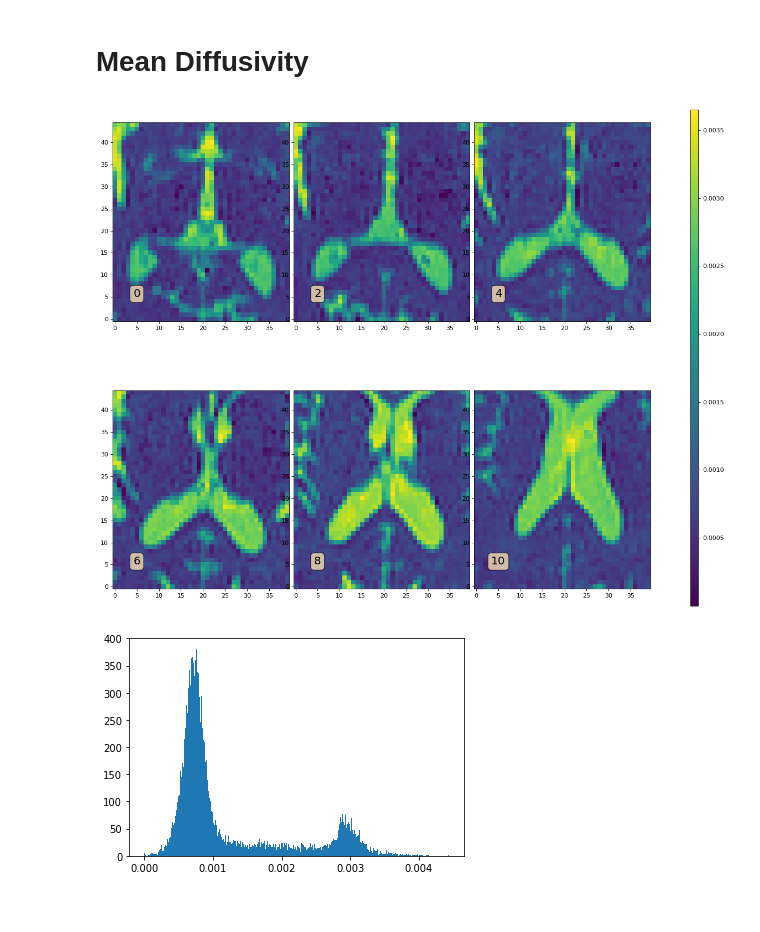
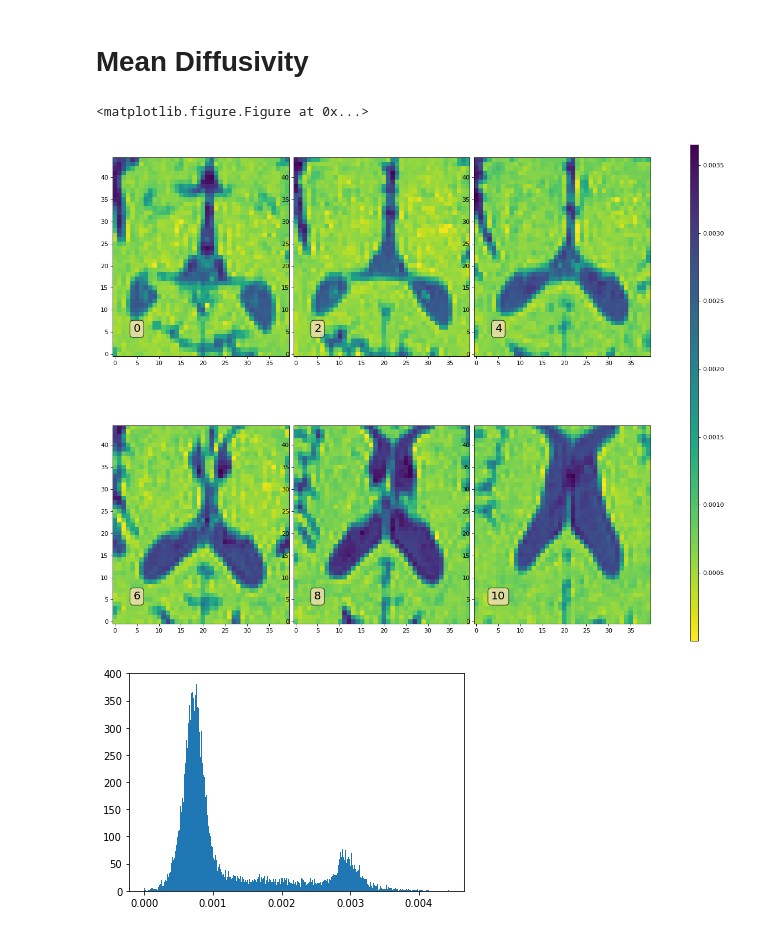
Before and after one commit to sameerd/DiffusionTensorImaging, a Jupyter notebook: notebooks/Free Water.ipynb, the cells around one changed output. Drawn from its saved outputs; the diff is of its cells as text; code cells hidden in the pictures.

Commit message:
Added loss maps and changed color maps for plots so that blue is roughly water

```diff
--- a/notebooks/Free Water.ipynb
+++ b/notebooks/Free Water.ipynb
@@ -142,11 +142,12 @@ x = plt.hist(FA.ravel(), bins=500)
 # Mean Diffusivity
 # %%
 MD1 = dti.mean_diffusivity(tenfit.evals)
-
+plt.set_cmap("viridis_r")
 # Plot the MD for a few z-indices
 plot_3d_z_indices(MD1, range(0,12, 2), transpose=True, num_rows=2, num_cols=3)
 # %% [output]
+<matplotlib.figure.Figure at 0x...>
-[figure, old version]
+[figure, new version]
 # %%
 x = plt.hist(MD1.ravel(), bins=500)
 # %% [output]
```
Also changed, not shown: parts of 6 cells of this notebook.
